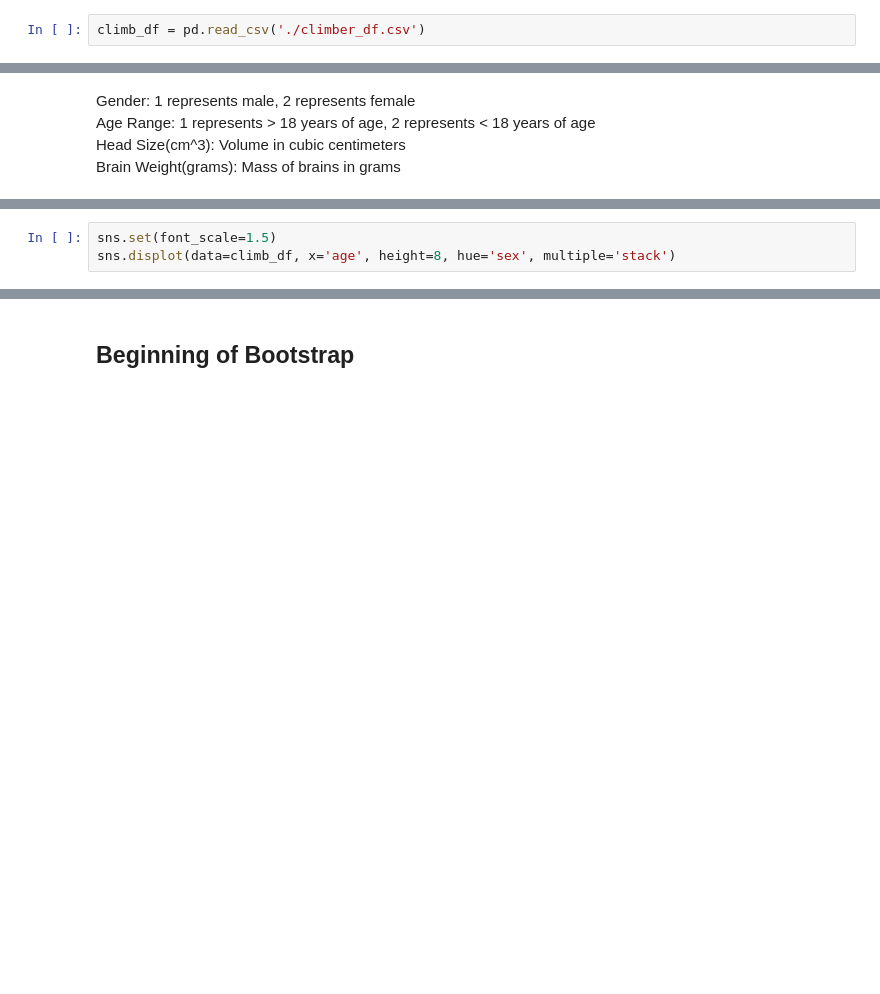
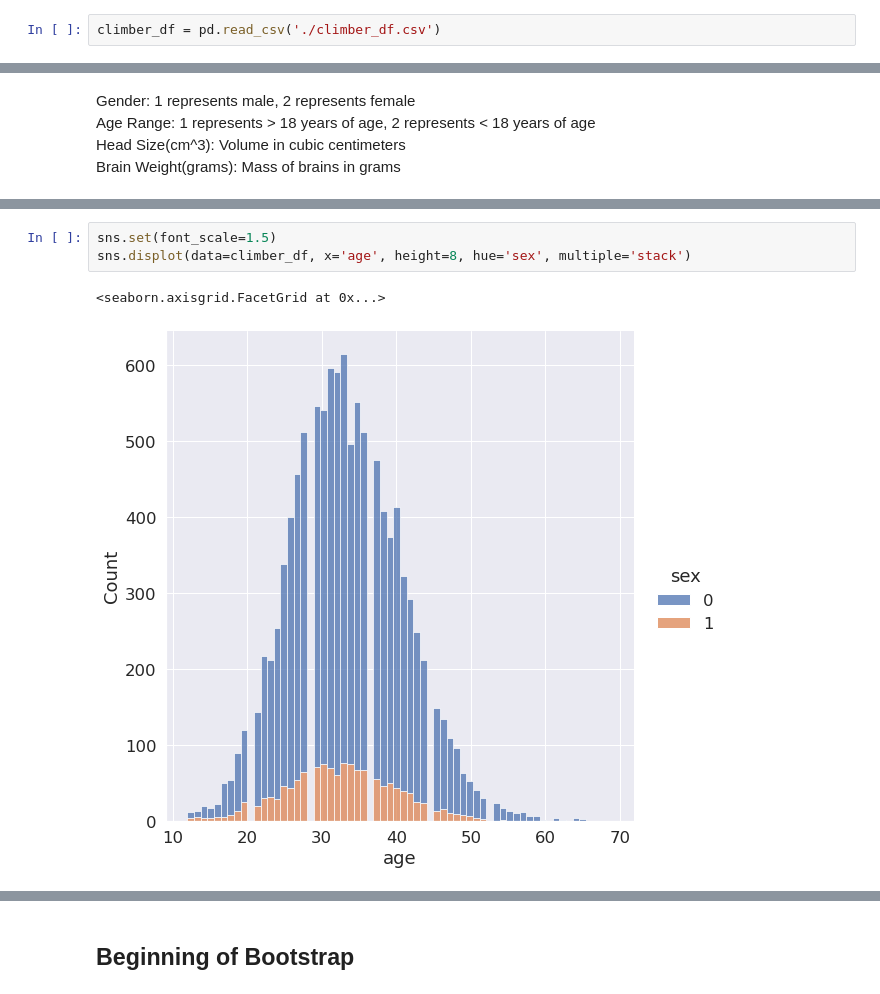
Before and after one commit to ml3ngineer/sampling_with_replacement, a Jupyter notebook: bootstrap/example.ipynb, the cells around one changed output, grey strips where cells are left out. Saved outputs shown, nothing was run; the diff lists cells and outputs as text; blank space fills up the shorter version.

```diff
--- a/bootstrap/example.ipynb
+++ b/bootstrap/example.ipynb
@@ -11,5 +11,5 @@ import pandas as pd
 import seaborn as sns
 import matplotlib.pyplot as plt
 # %%
-climb_df = pd.read_csv('./climber_df.csv')
+climber_df = pd.read_csv('./climber_df.csv')
 # %%
@@ -28,4 +55,7 @@ climb_df.info(verbose=True)
 # %%
 sns.set(font_scale=1.5)
-sns.displot(data=climb_df, x='age', height=8, hue='sex', multiple='stack')
+sns.displot(data=climber_df, x='age', height=8, hue='sex', multiple='stack')
+# %% [output]
+<seaborn.axisgrid.FacetGrid at 0x...>
+[figure, added]
 # %%
```
Also changed, not shown: parts of 11 cells of this notebook.
